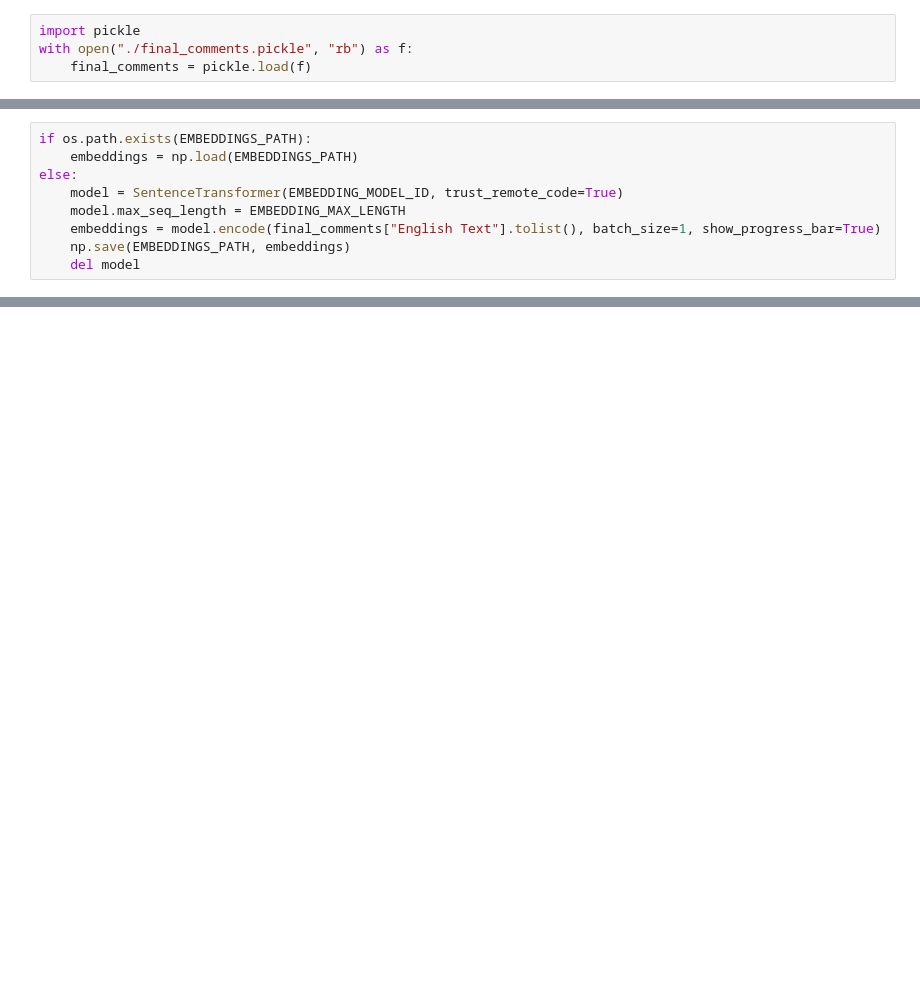
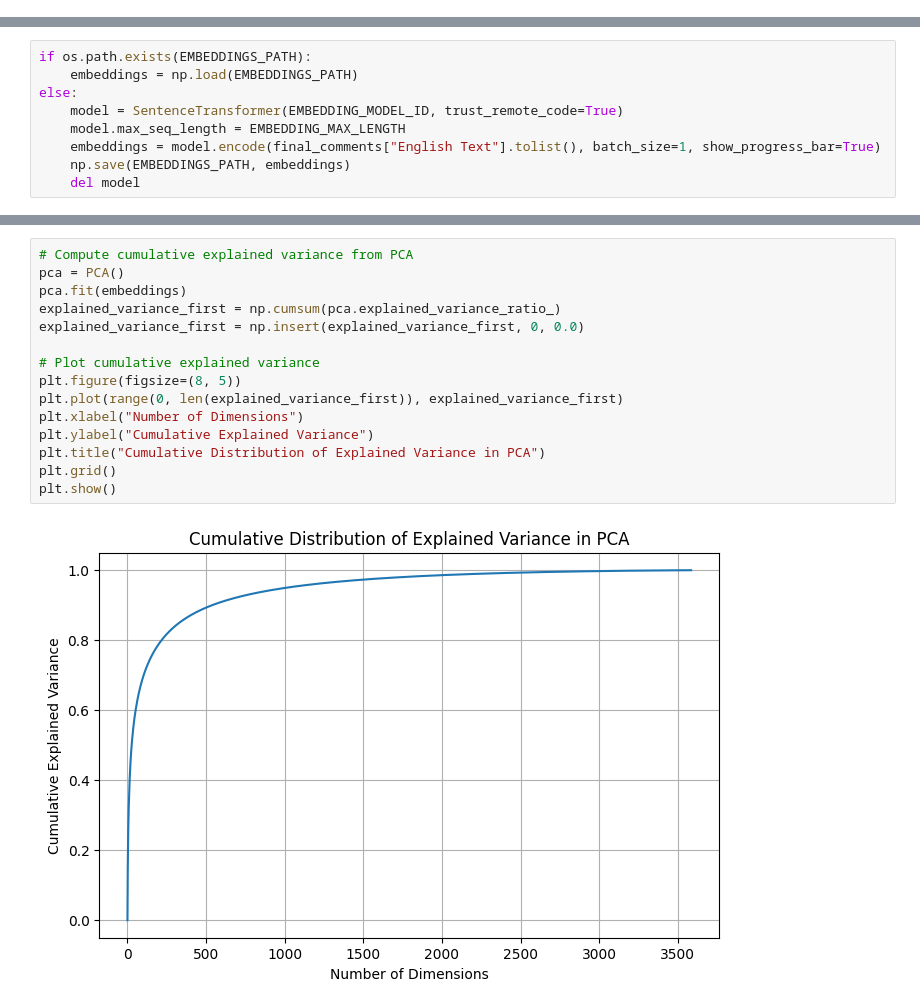
Before and after one commit to nickwcalifano/portfolio, a Jupyter notebook: text_clustering.ipynb, the cells around one changed output, grey strips where cells are left out. Cells and saved outputs as stored; diff of their text form; blank space fills up the shorter version.

```diff
--- a/text_clustering.ipynb
+++ b/text_clustering.ipynb
@@ -348,4 +433,0 @@ with open("./final_comments.pickle", "wb") as f:
-# %%
-import pickle
-with open("./final_comments.pickle", "rb") as f:
-    final_comments = pickle.load(f)
@@ -428,0 +487,17 @@ else:
+# %%
+# Compute cumulative explained variance from PCA
+pca = PCA()
+pca.fit(embeddings)
+explained_variance_first = np.cumsum(pca.explained_variance_ratio_)
+explained_variance_first = np.insert(explained_variance_first, 0, 0.0)
+
+# Plot cumulative explained variance
+plt.figure(figsize=(8, 5))
+plt.plot(range(0, len(explained_variance_first)), explained_variance_first)
+plt.xlabel("Number of Dimensions")
+plt.ylabel("Cumulative Explained Variance")
+plt.title("Cumulative Distribution of Explained Variance in PCA")
+plt.grid()
+plt.show()
+# %% [output]
+[figure, added]
```
Also changed, not shown: parts of 47 cells of this notebook.
